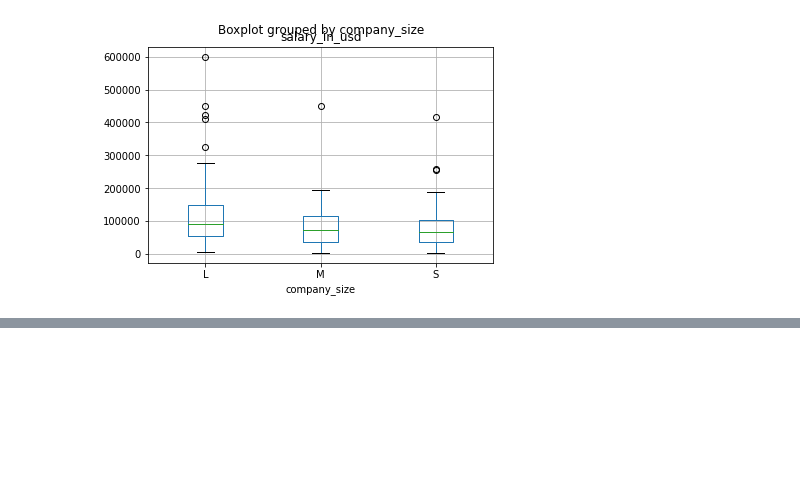
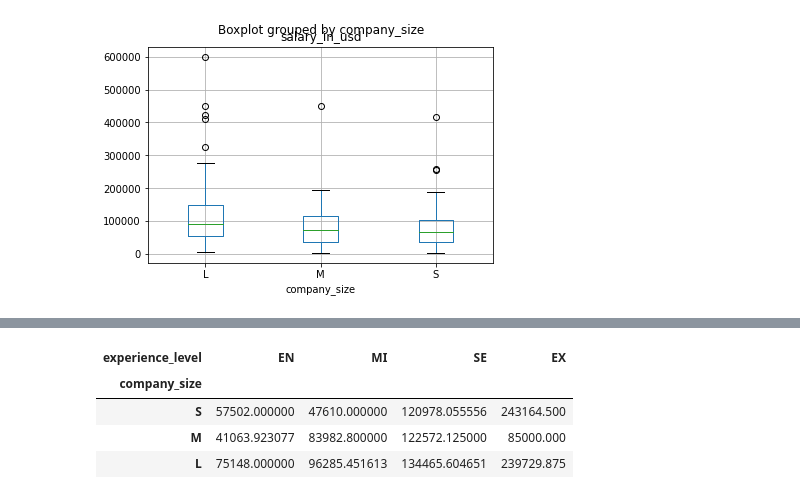
Before and after one commit to Harshhhh1701/Learning--Data-Science, a Jupyter notebook: py10.ipynb, the cells around one changed output, grey strips where cells are left out. Cells and saved outputs as stored; diff of their text form; code cells hidden in the pictures; blank space fills up the shorter version.

```diff
--- a/py10.ipynb
+++ b/py10.ipynb
@@ -100,0 +111,10 @@ data.boxplot(column='salary_in_usd',by='company_size')
+# %%
+plot_data=plot_data.reindex(index=['S','M','L'])
+plot_data=plot_data[['EN','MI','SE','EX']]
+plot_data
+# %% [output]
+| experience_level | EN | MI | SE | EX |
+| company_size |  |  |  |  |
+| S | 57502.000000 | 47610.000000 | 120978.055556 | 243164.500 |
+| M | 41063.923077 | 83982.800000 | 122572.125000 | 85000.000 |
+| L | 75148.000000 | 96285.451613 | 134465.604651 | 239729.875 |
```
Also changed, not shown: parts of 3 cells of this notebook.
